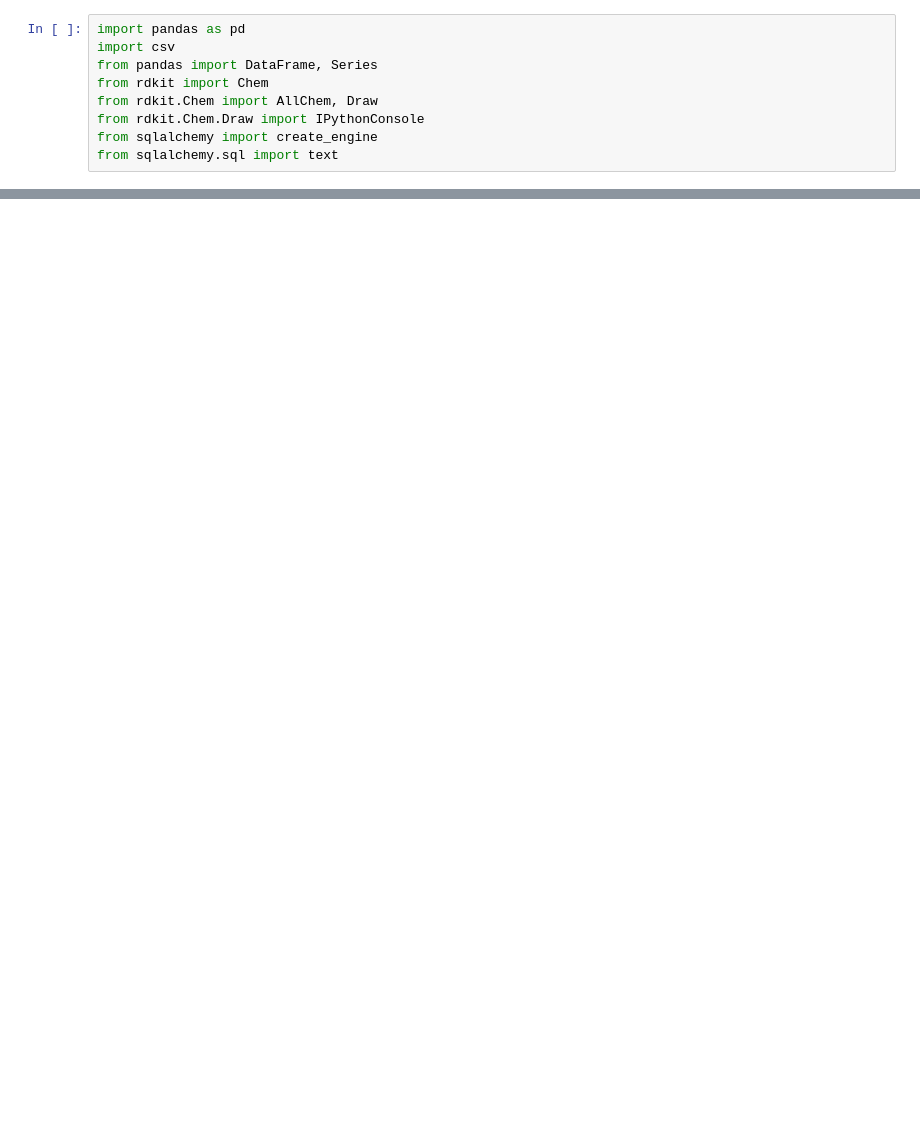
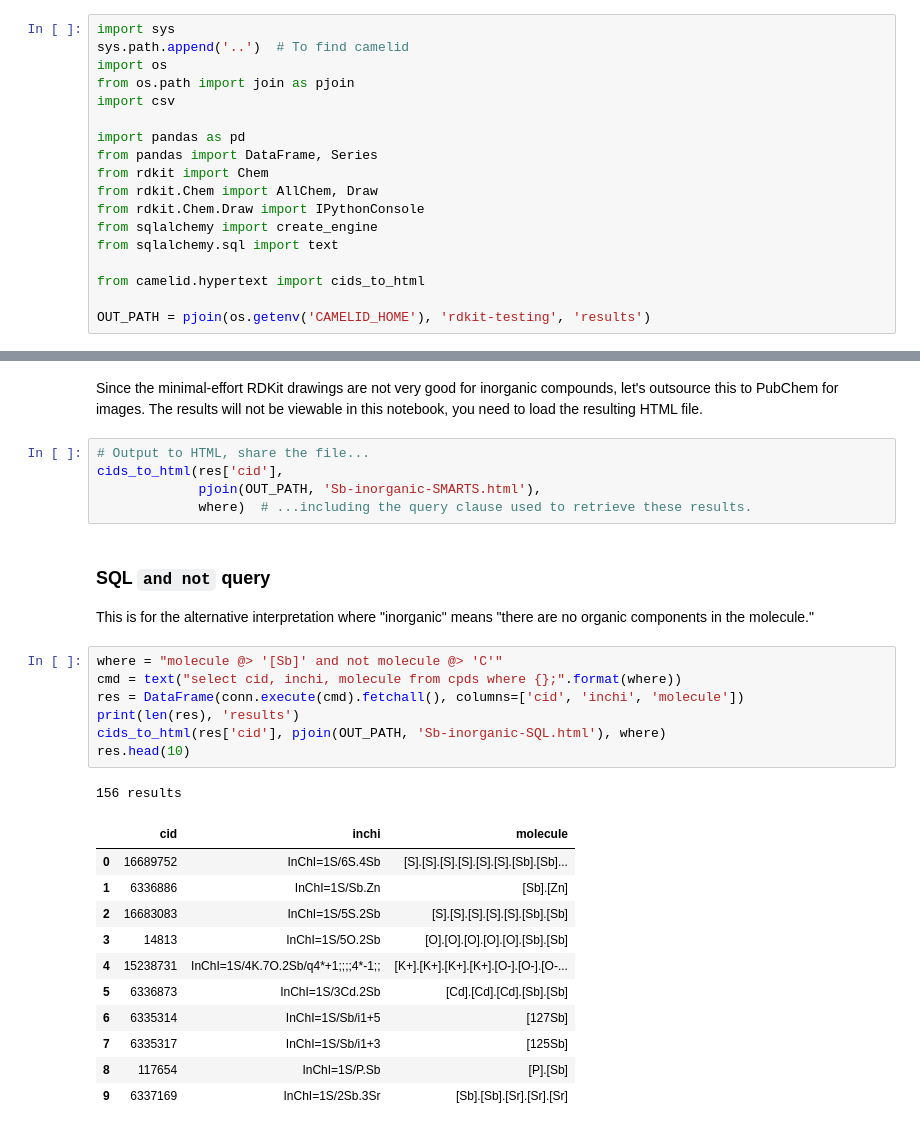
Before and after one commit to akokai/commongroups-archived, a Jupyter notebook: notebooks/Chemical database searching.ipynb, the cells around one changed output, grey strips where cells are left out. Cells and saved outputs as stored; diff of their text form; blank space fills up the shorter version.

```diff
--- a/notebooks/Chemical database searching.ipynb
+++ b/notebooks/Chemical database searching.ipynb
@@ -1,11 +1,20 @@
 # %%
+import sys
+sys.path.append('..')  # To find camelid
+import os
+from os.path import join as pjoin
+import csv
+
 import pandas as pd
-import csv
 from pandas import DataFrame, Series
 from rdkit import Chem
 from rdkit.Chem import AllChem, Draw
 from rdkit.Chem.Draw import IPythonConsole
 from sqlalchemy import create_engine
 from sqlalchemy.sql import text
+
+from camelid.hypertext import cids_to_html
+
+OUT_PATH = pjoin(os.getenv('CAMELID_HOME'), 'rdkit-testing', 'results')
 # %%
 conn = create_engine('postgresql://akokai@localhost/chmdata')
@@ -82,0 +166,31 @@ Draw.MolsToGridImage(phths.loc[:10, 'mol'])
+# %% [markdown]
+Since the minimal-effort RDKit drawings are not very good for inorganic compounds, let's outsource this to PubChem for images. The results will not be viewable in this notebook, you need to load the resulting HTML file.
+# %%
+# Output to HTML, share the file...
+cids_to_html(res['cid'],
+             pjoin(OUT_PATH, 'Sb-inorganic-SMARTS.html'),
+             where)  # ...including the query clause used to retrieve these results.
+# %% [markdown]
+### SQL `and not` query
+
+This is for the alternative interpretation where "inorganic" means "there are no organic components in the molecule."
+# %%
+where = "molecule @> '[Sb]' and not molecule @> 'C'"
+cmd = text("select cid, inchi, molecule from cpds where {};".format(where))
+res = DataFrame(conn.execute(cmd).fetchall(), columns=['cid', 'inchi', 'molecule'])
+print(len(res), 'results')
+cids_to_html(res['cid'], pjoin(OUT_PATH, 'Sb-inorganic-SQL.html'), where)
+res.head(10)
+# %% [output]
+156 results
+|  | cid | inchi | molecule |
+| 0 | 16689752 | InChI=1S/6S.4Sb | [S].[S].[S].[S].[S].[S].[Sb].[Sb]... |
+| 1 | 6336886 | InChI=1S/Sb.Zn | [Sb].[Zn] |
+| 2 | 16683083 | InChI=1S/5S.2Sb | [S].[S].[S].[S].[S].[Sb].[Sb] |
+| 3 | 14813 | InChI=1S/5O.2Sb | [O].[O].[O].[O].[O].[Sb].[Sb] |
+| 4 | 15238731 | InChI=1S/4K.7O.2Sb/q4*+1;;;;4*-1;; | [K+].[K+].[K+].[K+].[O-].[O-].[O-... |
+| 5 | 6336873 | InChI=1S/3Cd.2Sb | [Cd].[Cd].[Cd].[Sb].[Sb] |
+| 6 | 6335314 | InChI=1S/Sb/i1+5 | [127Sb] |
+| 7 | 6335317 | InChI=1S/Sb/i1+3 | [125Sb] |
+| 8 | 117654 | InChI=1S/P.Sb | [P].[Sb] |
+| 9 | 6337169 | InChI=1S/2Sb.3Sr | [Sb].[Sb].[Sr].[Sr].[Sr] |
```
Also changed, not shown: parts of 25 cells of this notebook, 1 other file.
